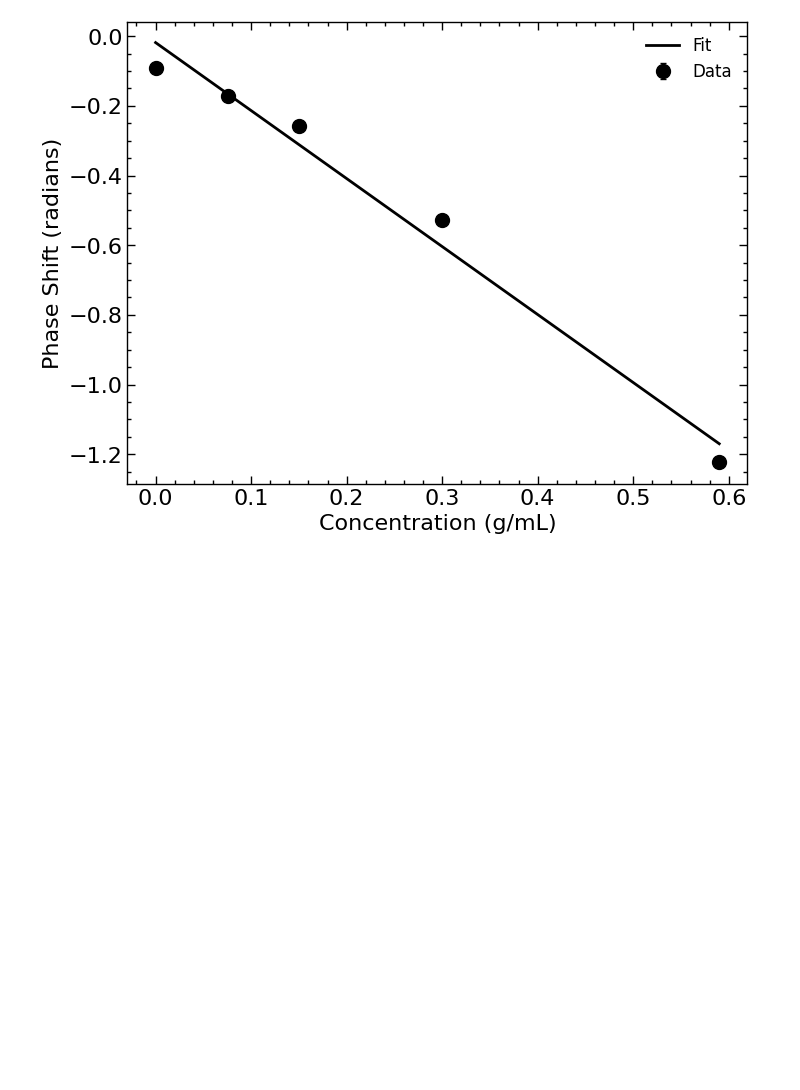
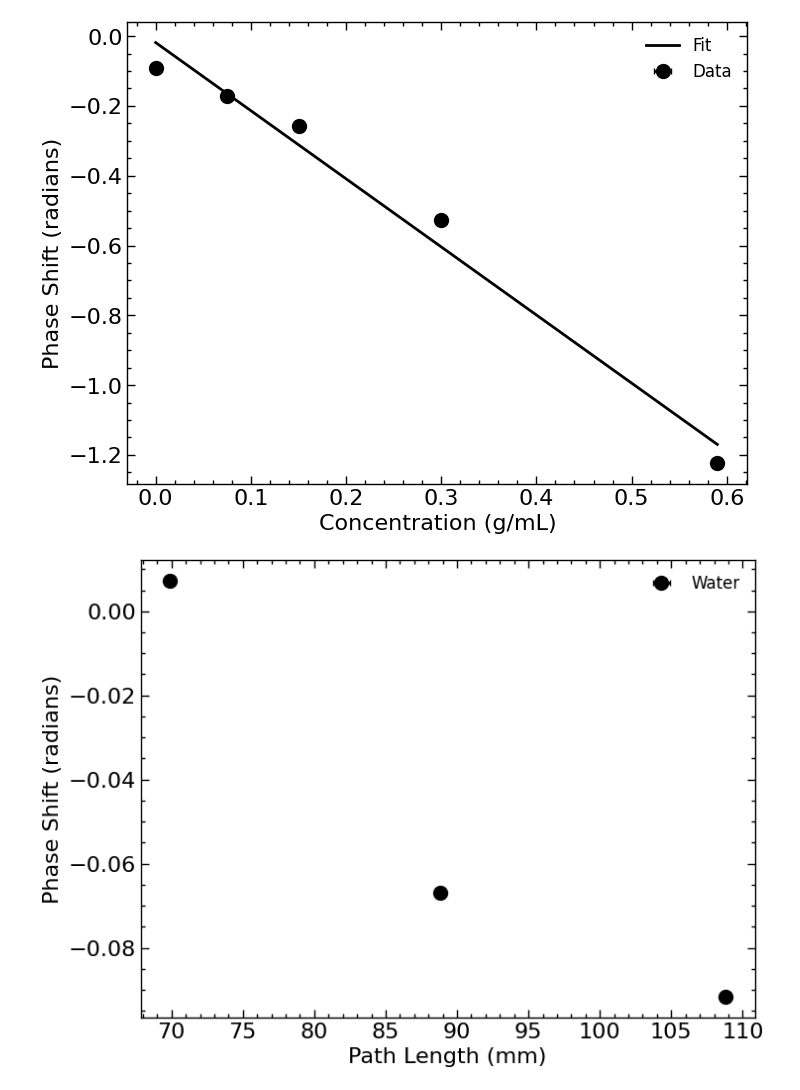
Before and after one commit to wmallah/OpticsLab, a Jupyter notebook: experiment_01/code/data_analysis.ipynb, the cells around one changed output. Saved outputs shown, nothing was run; the diff lists cells and outputs as text; code cells hidden in the pictures; blank space fills up the shorter version.

```diff
--- a/experiment_01/code/data_analysis.ipynb
+++ b/experiment_01/code/data_analysis.ipynb
@@ -1113,3 +1101,23 @@ plt.savefig('../figures/small_beaker_phase_shifts.png')
 plt.show()
 # %% [output]
 [figure]
+# %%
+# Graphs for path length (mm) versus phase shift (radians)
+
+large_beaker_diameter = ufloat(108.8, 0.1)
+medium_beaker_diameter = ufloat(88.8, 0.1)
+small_beaker_diameter = ufloat(69.9, 0.1)
+
+diameter_values = [small_beaker_diameter.nominal_value, medium_beaker_diameter.nominal_value, large_beaker_diameter.nominal_value]
+diameter_errors = [small_beaker_diameter.std_dev, medium_beaker_diameter.std_dev, large_beaker_diameter.std_dev]
+
+# Water
+
+plt.errorbar(diameter_values, [large_with_water_phase_shift, medium_with_water_phase_shift, small_with_water_phase_shift], xerr=diameter_errors, label='Water', c='k', markersize=10, fmt='o', ls='none')
+plt.xlabel('Path Length (mm)')
+plt.ylabel('Phase Shift (radians)')
+plt.legend(loc='best', fontsize='large')
+# plt.savefig('../figures/water_path_length_phase_shifts.png')
+plt.show()
+# %% [output]
+[figure, added]
```
Also changed, not shown: parts of 15 cells of this notebook, 5 other files.
